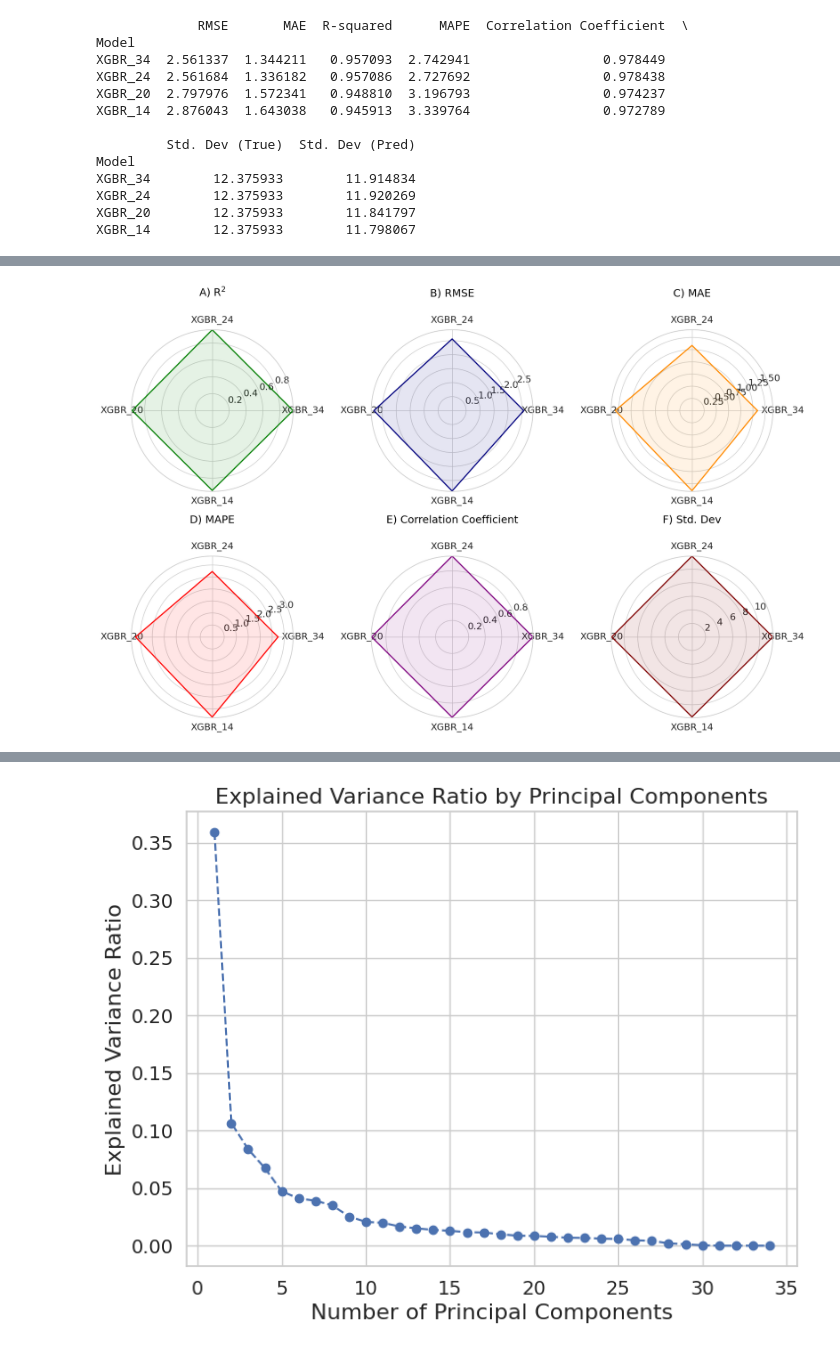
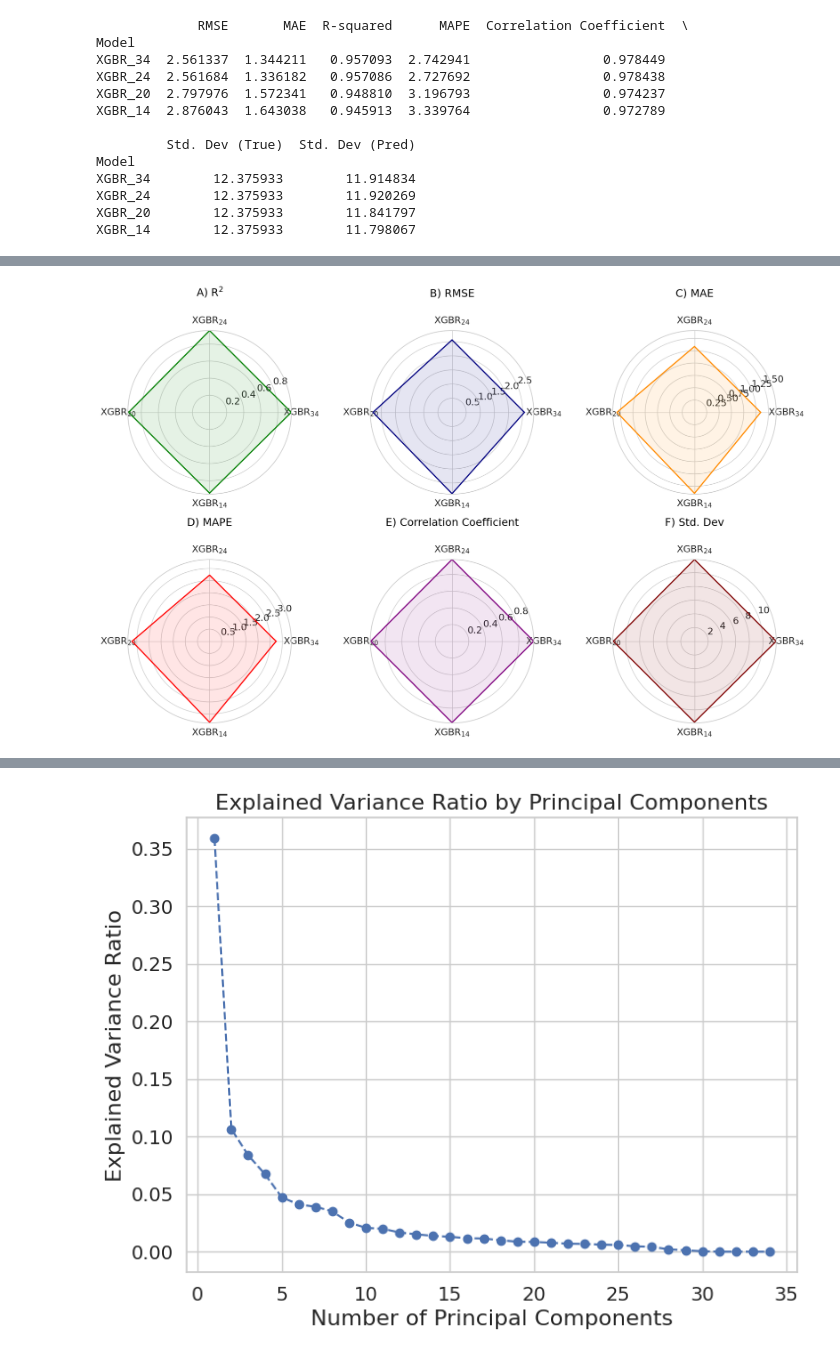
Before and after one commit to rabnawaz172/Diabetic-Retinopathy, a Jupyter notebook: Enzyme_thermostability.ipynb, the cells around one changed output, grey strips where cells are left out. Saved outputs shown, nothing was run; the diff lists cells and outputs as text; code cells hidden in the pictures.

```diff
--- a/Enzyme_thermostability.ipynb
+++ b/Enzyme_thermostability.ipynb
@@ -763,3 +792,6 @@ df3.shape
 df4.shape
 # %% [output]
 (40255, 14)
+# %%
+df1=df
+df1.shape
@@ -766,4 +800,8 @@ df4.shape
 # %%
+
+X1=df1.drop(columns=["tm"])
+y1=df["tm"]
+X1_train, X1_test, y1_train, y1_test = train_test_split(X1, y1, test_size=0.2, random_state=42)
 X2 = df2  # Replace "target_column" with the actual column name
 y2 = df["tm"]                # Replace "target_column" with the actual column name
 
@@ -831,0 +864,3 @@ XGBRegressor(base_score=None, booster=None, callbacks=None,
+# %%
+model_xgbr_34 = xgb.XGBRegressor(n_estimators=100, max_depth=10, random_state=123)
+model_xgbr_34.fit(X1_train, y1_train)
@@ -1245,7 +1391,7 @@ import matplotlib.pyplot as plt
 
 # Sample performance metrics (replace these with your actual values)
 performance_metrics = pd.DataFrame({
-    'Model': ['XGBR_34', 'XGBR_24', 'XGBR_20', 'XGBR_14'],
+    'Model': ['XGBR$_{34}$', 'XGBR$_{24}$', 'XGBR$_{20}$', 'XGBR$_{14}$'],
     'RMSE': [avg_rmse_1, avg_rmse_2, avg_rmse_3, avg_rmse_4],
     'MAE': [avg_mae_1, avg_mae_2, avg_mae_3, avg_mae_4],
     'R-squared': [avg_r2_1, avg_r2_2, avg_r2_3, avg_r2_4],
@@ -1274,34 +1420,34 @@ def make_radar_chart(data, categories, ax, title, color):
     # Labels for each axis
     ax.set_xticks(angles[:-1])
     ax.set_xticklabels(categories, fontsize=16)  # Set label font size to 16
 
     # Set title
     ax.set_title(title, size=18, color='black', y=1.1,pad=30)
 
     # Set tick font size
     ax.tick_params(labelsize=16)
 
 # Create a 2x3 grid for the radar charts
 fig, axes = plt.subplots(nrows=2, ncols=3, figsize=(20, 12), subplot_kw=dict(polar=True))
 
 # Define metrics to plot
 metrics = ['R-squared', 'RMSE', 'MAE', 'MAPE', 'Correlation Coefficient', 'Std. Dev (Pred)']
 titles = ['A) R$^2$', 'B) RMSE', 'C) MAE', 'D) MAPE', 'E) Correlation Coefficient', 'F) Std. Dev']
 
 # Define a color for each plot
 colors = ['green', 'navy', 'darkorange', 'red', 'purple', 'maroon']
 
 # Loop through the metrics and create a radar chart for each
 for ax, metric, title, color in zip(axes.flatten(), metrics, titles, colors):
     make_radar_chart(performance_metrics[metric].values, performance_metrics.index.tolist(), ax, title, color)
 
 # Adjust layout to reduce distance between plots
 plt.subplots_adjust(hspace=0.4, wspace=0.4)
 
 # Show the plot
 plt.show()
 # %% [output]
-[figure, old version]
+[figure, new version]
 # %%
 # Define a function to create the Taylor Diagram using Cartopy and Matplotlib
 class CartopyTaylorDiagram:
```
Also changed, not shown: parts of 20 cells of this notebook.
